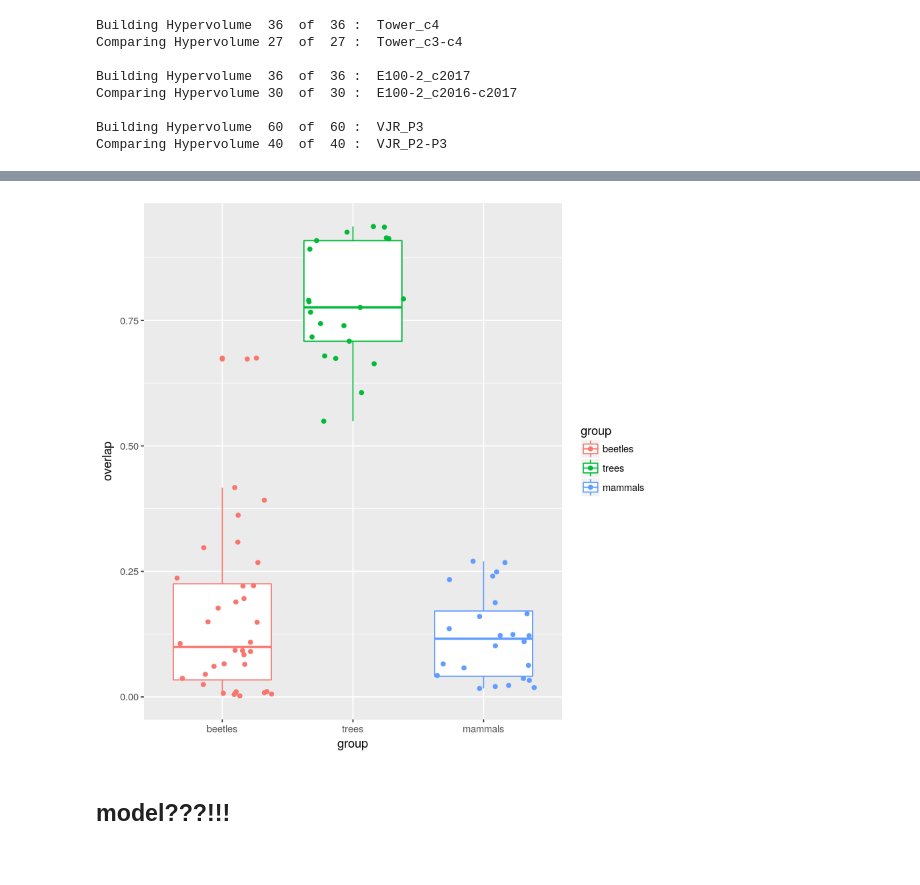
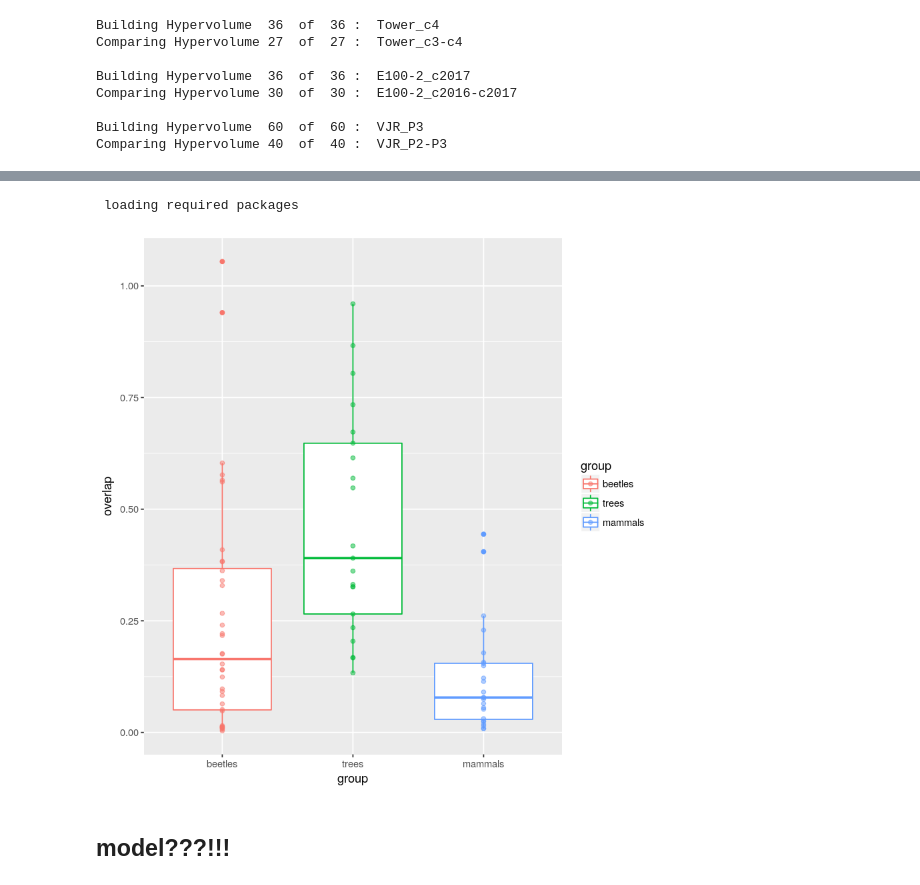
Before and after one commit to dbridg15/masters_project, a Jupyter notebook: Code/comparing_hypervolumes.ipynb, the cells around one changed output, grey strips where cells are left out. Cells and saved outputs as stored; diff of their text form; code cells hidden in the pictures.

```diff
--- a/Code/comparing_hypervolumes.ipynb
+++ b/Code/comparing_hypervolumes.ipynb
@@ -10,7 +10,8 @@ source("00_functions.R")
 # %% [markdown]
 ## read in data
 # %%
-trees_df   = read.csv("../Results/trees_genus_matrix.csv", row.names=1)
+trees_df   = read.csv("../Results/trees_matrix.csv", row.names=1)
+# trees_df   = read.csv("../Results/trees_genus_matrix.csv", row.names=1)
 mammals_df = read.csv("../Results/mammals_matrix.csv", row.names=1)
 beetles_df = read.csv("../Results/beetles_matrix.csv", row.names=1)
 # %%
@@ -47,4 +94,6 @@ Comparing Hypervolume 40  of  40 :  VJR_P2-P3
 # %%
+source("00_functions.R")
+
 beetles_cen = read.csv("../Results/beetles_census_dates.csv")
 trees_cen   = read.csv("../Results/trees_census_dates.csv")
 mammals_cen = read.csv("../Results/mammals_census_dates.csv")
@@ -52,17 +101,19 @@ mammals_cen = read.csv("../Results/mammals_census_dates.csv")
 btles = overlap_time(hvs_rslts_beetles@compare, beetles_cen)
 trees = overlap_time(hvs_rslts_trees@compare, trees_cen)
 mamls = overlap_time(hvs_rslts_mammals@compare, mammals_cen)
+# %% [output]
+ loading required packages
 # %%
-b = data.frame(group = "beetles", overlap = btles$overlap)
-t = data.frame(group = "trees",   overlap = trees$overlap)
-m = data.frame(group = "mammals", overlap = mamls$overlap)
+b = data.frame(group = "beetles", overlap = btles$overlap_time)
+t = data.frame(group = "trees",   overlap = trees$overlap_time)
+m = data.frame(group = "mammals", overlap = mamls$overlap_time)
 
 whisker = rbind(b, t, m)
 whisker = whisker[complete.cases(whisker), ]
 # %%
-ggplot(data = whisker, aes(x = group, y = overlap, color = group)) + geom_boxplot() + geom_jitter()
+ggplot(data = whisker, aes(x = group, y = overlap, color = group)) + geom_boxplot() + geom_point(alpha = 0.5)
 # %% [output]
-[figure, old version]
+[figure, new version]
 # %% [markdown]
 ## model???!!!
 # %%
```
Also changed, not shown: parts of 5 cells of this notebook, 4 other files.
